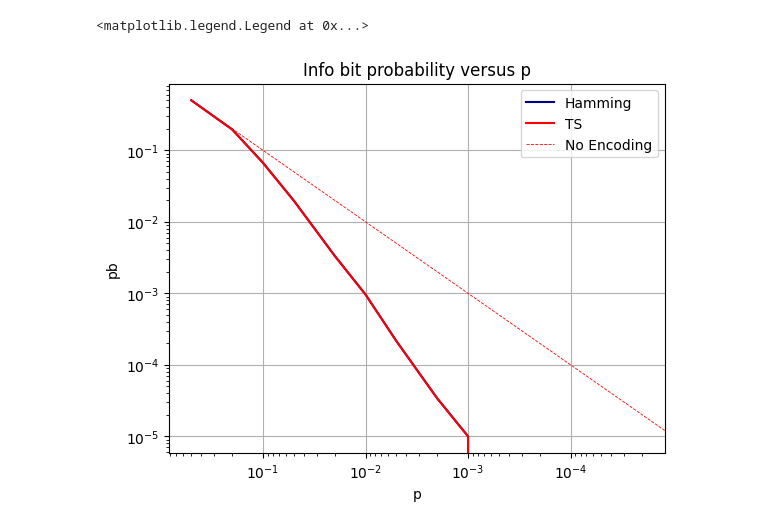
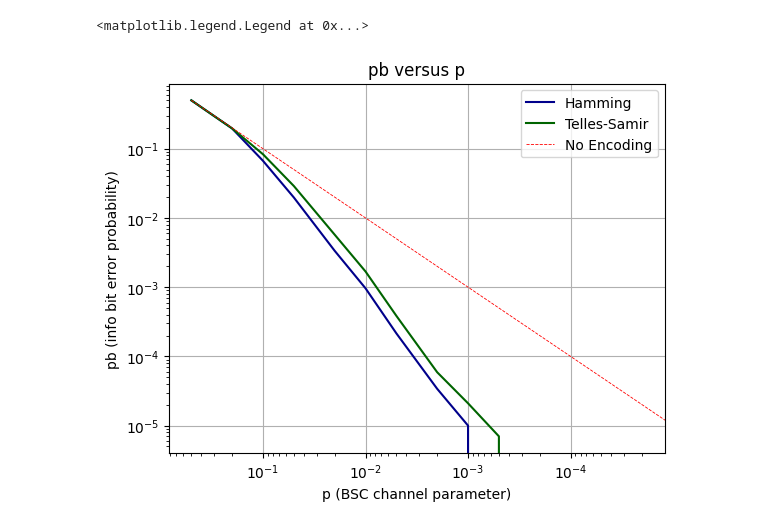
Before and after one commit to gabriel-telles/hamming_code, a Jupyter notebook: comparation.ipynb, the cells around one changed output. Saved outputs shown, nothing was run; the diff lists cells and outputs as text; code cells hidden in the pictures.

Commit message:
add comparison graph

```diff
--- a/comparation.ipynb
+++ b/comparation.ipynb
@@ -46,17 +46,17 @@ for p in ps:
 # %%
 fig, ax = plt.subplots(1, 1)
 ax.loglog(ps, info_bit_error_probas_hamming, color="darkblue")
-ax.loglog(ps, info_bit_error_probas_ts, color="red")
+ax.loglog(ps, info_bit_error_probas_ts, color="darkgreen")
 ax.invert_xaxis()
 ax.grid()
-ax.set_title("Info bit probability versus p")
-ax.set_xlabel("p")
-ax.set_ylabel("pb")
+ax.set_title("pb versus p")
+ax.set_xlabel("p (BSC channel parameter)")
+ax.set_ylabel("pb (info bit error probability)")
 
 n = [0.5, 0.4, 0.3, 0.2, 0.1, 0]
 ax.loglog(n, n, color = "red", linestyle="--", linewidth=0.6)
 
-ax.legend(["Hamming", "TS", "No Encoding"])
+ax.legend(["Hamming", "Telles-Samir", "No Encoding"])
 # %% [output]
 <matplotlib.legend.Legend at 0x...>
-[figure, old version]
+[figure, new version]
```
Also changed, not shown: 1 other file.
